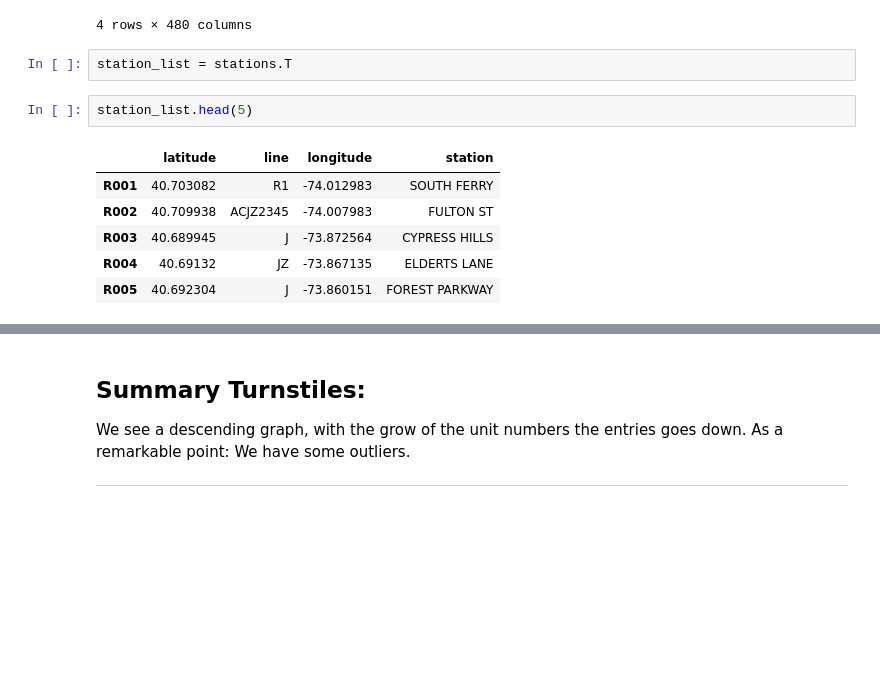
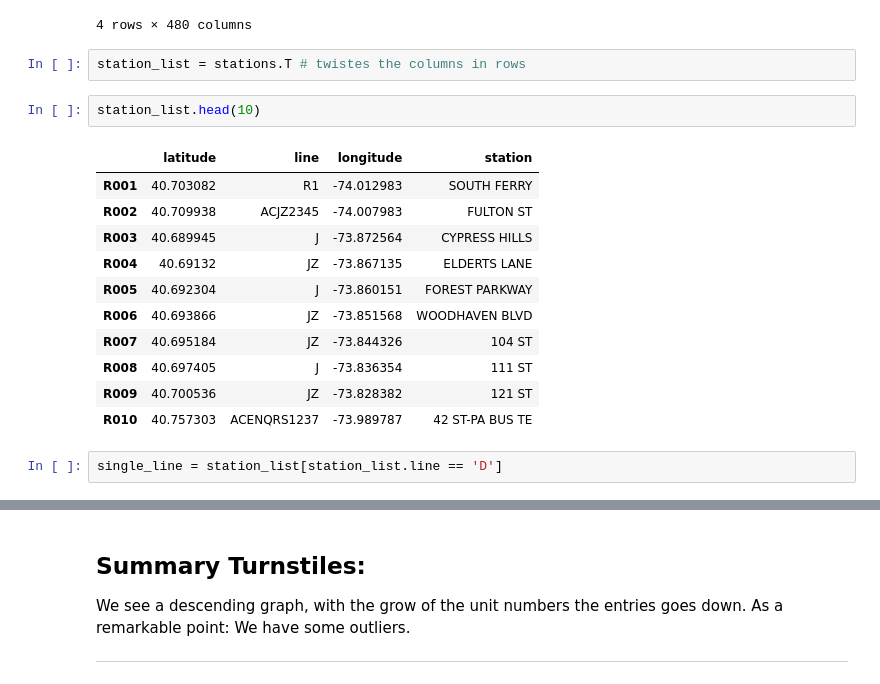
Before and after one commit to Frankri/notebooks, a Jupyter notebook: final_project_restart_A.ipynb, the cells around one changed output, grey strips where cells are left out. Saved outputs shown, nothing was run; the diff lists cells and outputs as text; blank space fills up the shorter version.

```diff
--- a/final_project_restart_A.ipynb
+++ b/final_project_restart_A.ipynb
@@ -179,13 +192,20 @@ stations
 | station | SOUTH FERRY | FULTON ST | CYPRESS HILLS | ELDERTS LANE | FOREST PARKWAY | WOODHAVEN BLVD | 104 ST | 111 ST | 121 ST | 42 ST-PA BUS TE | ... | ... |
 4 rows × 480 columns
 # %%
-station_list = stations.T
+station_list = stations.T # twistes the columns in rows
 # %%
-station_list.head(5)
+station_list.head(10)
 # %% [output]
 |  | latitude | line | longitude | station |
 | R001 | 40.703082 | R1 | -74.012983 | SOUTH FERRY |
 | R002 | 40.709938 | ACJZ2345 | -74.007983 | FULTON ST |
 | R003 | 40.689945 | J | -73.872564 | CYPRESS HILLS |
 | R004 | 40.69132 | JZ | -73.867135 | ELDERTS LANE |
 | R005 | 40.692304 | J | -73.860151 | FOREST PARKWAY |
+| R006 | 40.693866 | JZ | -73.851568 | WOODHAVEN BLVD |
+| R007 | 40.695184 | JZ | -73.844326 | 104 ST |
+| R008 | 40.697405 | J | -73.836354 | 111 ST |
+| R009 | 40.700536 | JZ | -73.828382 | 121 ST |
+| R010 | 40.757303 | ACENQRS1237 | -73.989787 | 42 ST-PA BUS TE |
+# %%
+single_line = station_list[station_list.line == 'D']
```
Also changed, not shown: parts of 61 cells of this notebook.
